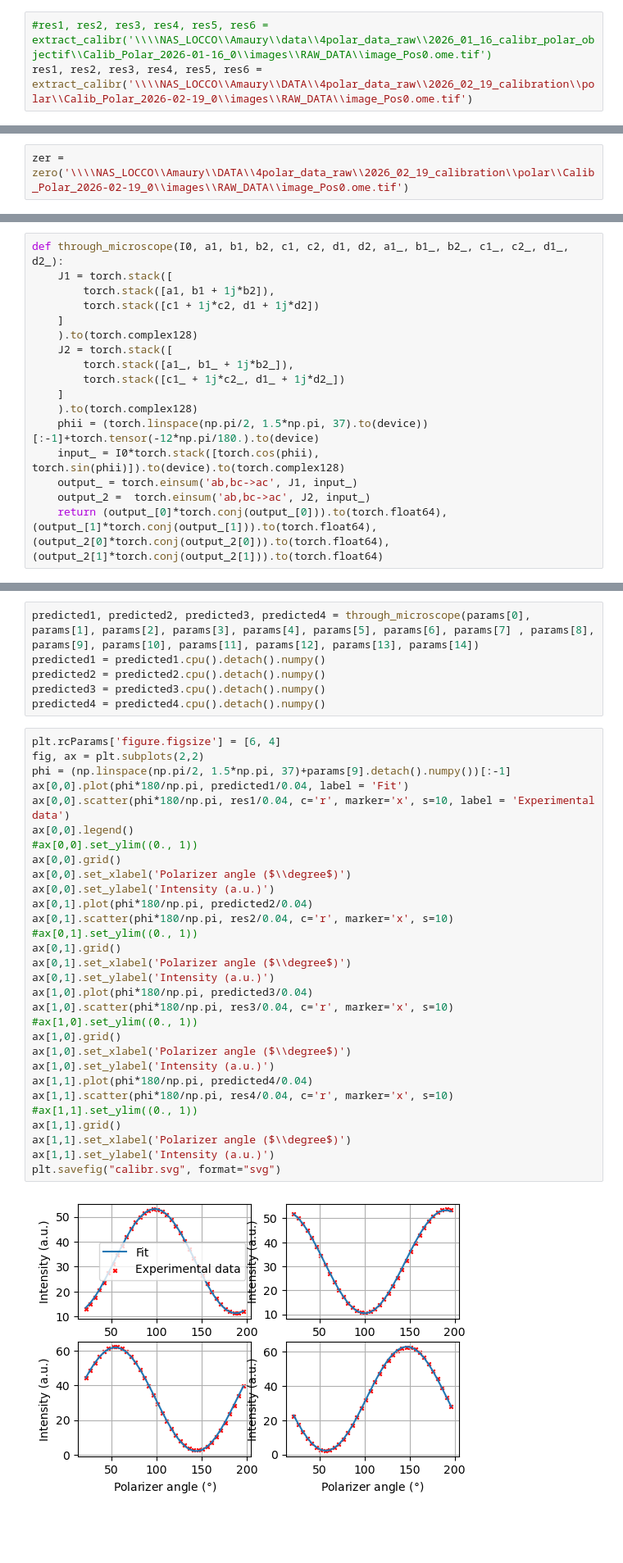
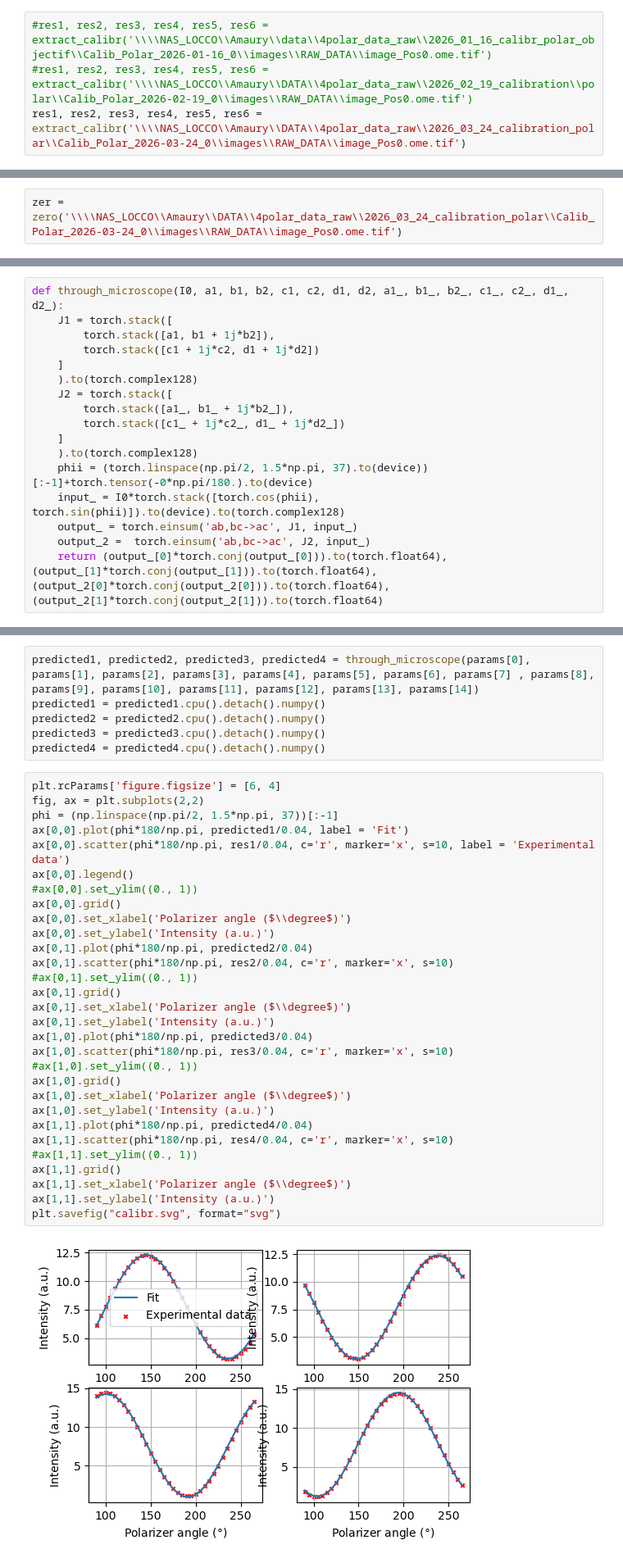
Before and after one commit to aautric/4polarMFM_these, a Jupyter notebook: Calibration_polar2.ipynb, the cells around one changed output, grey strips where cells are left out. Shown at 82% size. Saved outputs shown, nothing was run; the diff lists cells and outputs as text; blank space fills up the shorter version.

```diff
--- a/Calibration_polar2.ipynb
+++ b/Calibration_polar2.ipynb
@@ -8,7 +8,8 @@ import matplotlib.pyplot as plt
 device = torch.device('cpu')
 # %%
 #res1, res2, res3, res4, res5, res6 = extract_calibr('\\\\NAS_LOCCO\\Amaury\\data\\4polar_data_raw\\2026_01_16_calibr_polar_objectif\\Calib_Polar_2026-01-16_0\\images\\RAW_DATA\\image_Pos0.ome.tif')
-res1, res2, res3, res4, res5, res6 = extract_calibr('\\\\NAS_LOCCO\\Amaury\\DATA\\4polar_data_raw\\2026_02_19_calibration\\polar\\Calib_Polar_2026-02-19_0\\images\\RAW_DATA\\image_Pos0.ome.tif')
+#res1, res2, res3, res4, res5, res6 = extract_calibr('\\\\NAS_LOCCO\\Amaury\\DATA\\4polar_data_raw\\2026_02_19_calibration\\polar\\Calib_Polar_2026-02-19_0\\images\\RAW_DATA\\image_Pos0.ome.tif')
+res1, res2, res3, res4, res5, res6 = extract_calibr('\\\\NAS_LOCCO\\Amaury\\DATA\\4polar_data_raw\\2026_03_24_calibration_polar\\Calib_Polar_2026-03-24_0\\images\\RAW_DATA\\image_Pos0.ome.tif')
 # %% [output]
 <tifffile.read_micromanager_metadata> failed to read index map, raised ValueError('invalid header')
 <tifffile.read_micromanager_metadata> failed to read display settings, raised ValueError('invalid display_header 0')
@@ -28,7 +29,7 @@ res1, res2, res3, res4, res5, res6 = extract_calibr('\\\\NAS_LOCCO\\Amaury\\DATA
 <tifffile.read_micromanager_metadata> failed to read index map, raised ValueError('invalid header')
 <tifffile.read_micromanager_metadata> failed to read display settings, raised ValueError('invalid display_header 0')
 # %%
-zer = zero('\\\\NAS_LOCCO\\Amaury\\DATA\\4polar_data_raw\\2026_02_19_calibration\\polar\\Calib_Polar_2026-02-19_0\\images\\RAW_DATA\\image_Pos0.ome.tif')
+zer = zero('\\\\NAS_LOCCO\\Amaury\\DATA\\4polar_data_raw\\2026_03_24_calibration_polar\\Calib_Polar_2026-03-24_0\\images\\RAW_DATA\\image_Pos0.ome.tif')
 # %% [output]
 <tifffile.read_micromanager_metadata> failed to read index map, raised ValueError('invalid header')
 <tifffile.read_micromanager_metadata> failed to read display settings, raised ValueError('invalid display_header 0')
@@ -100,7 +101,7 @@ def through_microscope(I0, a1, b1, b2, c1, c2, d1, d2, a1_, b1_, b2_, c1_, c2_,
         torch.stack([c1_ + 1j*c2_, d1_ + 1j*d2_])
     ]
     ).to(torch.complex128)
-    phii = (torch.linspace(np.pi/2, 1.5*np.pi, 37).to(device))[:-1]+torch.tensor(-12*np.pi/180.).to(device)
+    phii = (torch.linspace(np.pi/2, 1.5*np.pi, 37).to(device))[:-1]+torch.tensor(-0*np.pi/180.).to(device)
     input_ = I0*torch.stack([torch.cos(phii), torch.sin(phii)]).to(device).to(torch.complex128)
     output_ = torch.einsum('ab,bc->ac', J1, input_)
     output_2 =  torch.einsum('ab,bc->ac', J2, input_)
@@ -184,35 +185,35 @@ predicted4 = predicted4.cpu().detach().numpy()
 # %%
 plt.rcParams['figure.figsize'] = [6, 4]
 fig, ax = plt.subplots(2,2)
-phi = (np.linspace(np.pi/2, 1.5*np.pi, 37)+params[9].detach().numpy())[:-1]
+phi = (np.linspace(np.pi/2, 1.5*np.pi, 37))[:-1]
 ax[0,0].plot(phi*180/np.pi, predicted1/0.04, label = 'Fit')
 ax[0,0].scatter(phi*180/np.pi, res1/0.04, c='r', marker='x', s=10, label = 'Experimental data')
 ax[0,0].legend()
 #ax[0,0].set_ylim((0., 1))
 ax[0,0].grid()
 ax[0,0].set_xlabel('Polarizer angle ($\\degree$)')
 ax[0,0].set_ylabel('Intensity (a.u.)')
 ax[0,1].plot(phi*180/np.pi, predicted2/0.04)
 ax[0,1].scatter(phi*180/np.pi, res2/0.04, c='r', marker='x', s=10)
 #ax[0,1].set_ylim((0., 1))
 ax[0,1].grid()
 ax[0,1].set_xlabel('Polarizer angle ($\\degree$)')
 ax[0,1].set_ylabel('Intensity (a.u.)')
 ax[1,0].plot(phi*180/np.pi, predicted3/0.04)
 ax[1,0].scatter(phi*180/np.pi, res3/0.04, c='r', marker='x', s=10)
 #ax[1,0].set_ylim((0., 1))
 ax[1,0].grid()
 ax[1,0].set_xlabel('Polarizer angle ($\\degree$)')
 ax[1,0].set_ylabel('Intensity (a.u.)')
 ax[1,1].plot(phi*180/np.pi, predicted4/0.04)
 ax[1,1].scatter(phi*180/np.pi, res4/0.04, c='r', marker='x', s=10)
 #ax[1,1].set_ylim((0., 1))
 ax[1,1].grid()
 ax[1,1].set_xlabel('Polarizer angle ($\\degree$)')
 ax[1,1].set_ylabel('Intensity (a.u.)')
 plt.savefig("calibr.svg", format="svg")
 # %% [output]
-[figure, old version]
+[figure, new version]
 # %%
 I0 =  1.5267166
 J1 = [[ 0.9333594        ,             -0.080741644 + 1j*  0.45935062 ],[
```
Also changed, not shown: parts of 4 cells of this notebook, 12 other files.
